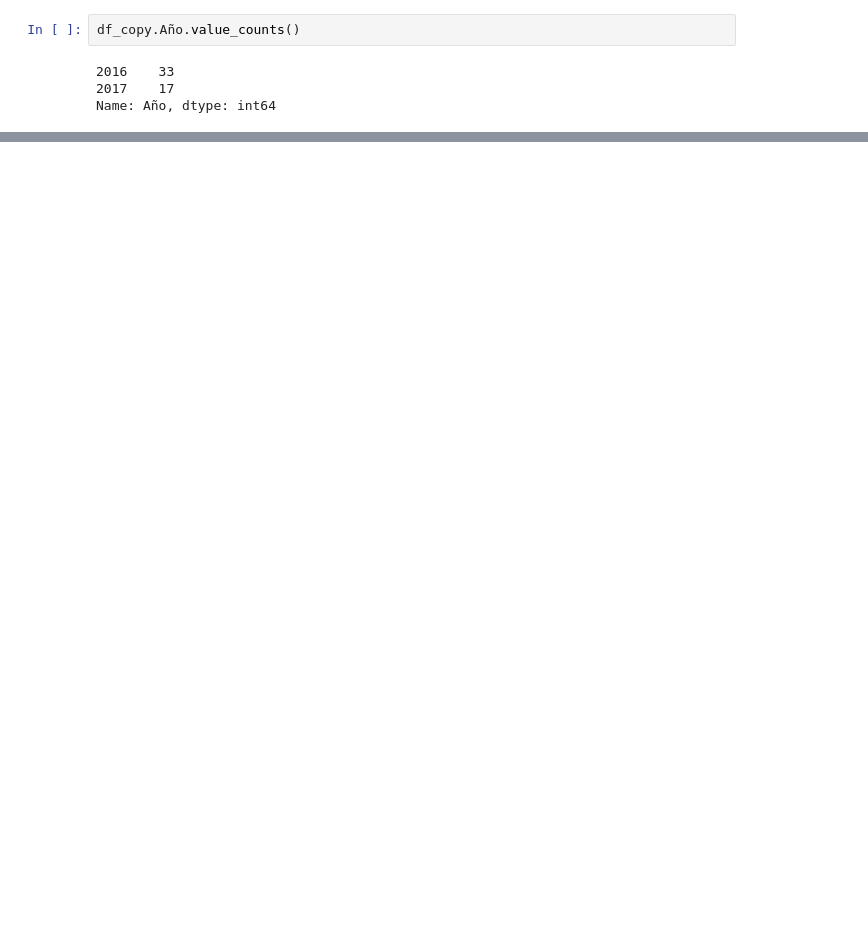
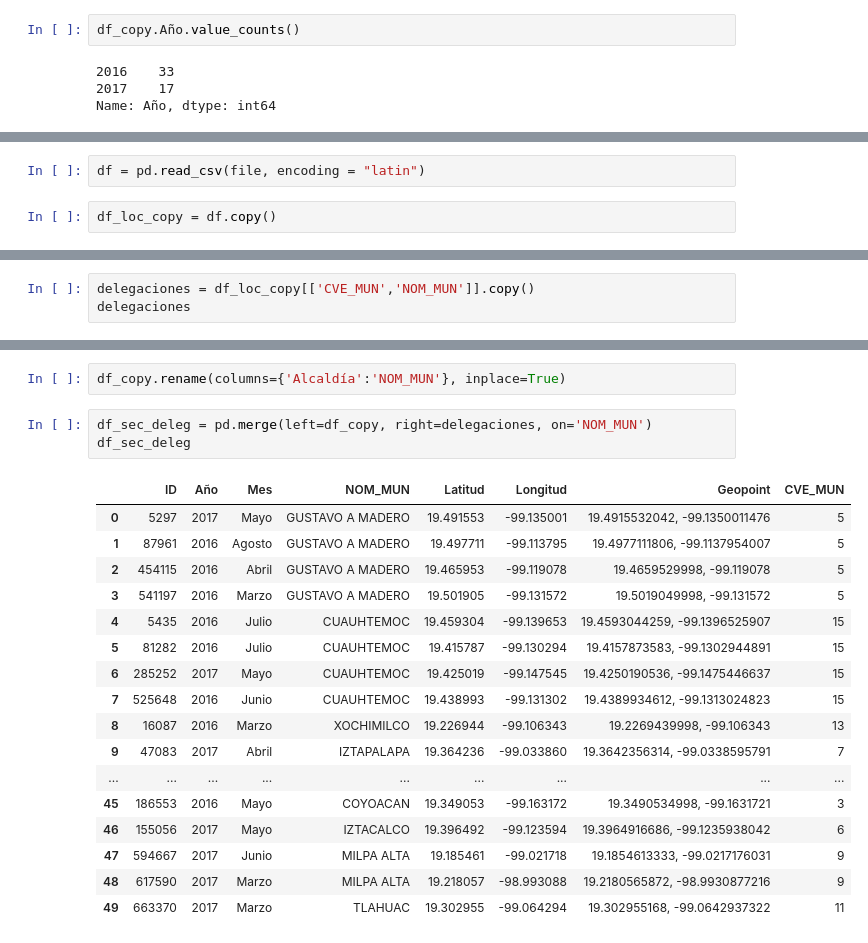
Before and after one commit to JacoboGGLeon/final, a Jupyter notebook: processing/secuestro/load.ipynb, the cells around one changed output, grey strips where cells are left out. Saved outputs shown, nothing was run; the diff lists cells and outputs as text; blank space fills up the shorter version.

```diff
--- a/processing/secuestro/load.ipynb
+++ b/processing/secuestro/load.ipynb
@@ -110,0 +119,4 @@ Name: Alcaldía, dtype: int64
+# %%
+df = pd.read_csv(file, encoding = "latin")
+# %%
+df_loc_copy = df.copy()
@@ -110,0 +132,3 @@ Name: Alcaldía, dtype: int64
+# %%
+delegaciones = df_loc_copy[['CVE_MUN','NOM_MUN']].copy()
+delegaciones
@@ -110,0 +153,23 @@ Name: Alcaldía, dtype: int64
+# %%
+df_copy.rename(columns={'Alcaldía':'NOM_MUN'}, inplace=True)
+# %%
+df_sec_deleg = pd.merge(left=df_copy, right=delegaciones, on='NOM_MUN')
+df_sec_deleg
+# %% [output]
+|  | ID | Año | Mes | NOM_MUN | Latitud | Longitud | Geopoint | CVE_MUN |
+| 0 | 5297 | 2017 | Mayo | GUSTAVO A MADERO | 19.491553 | -99.135001 | 19.4915532042, -99.1350011476 | 5 |
+| 1 | 87961 | 2016 | Agosto | GUSTAVO A MADERO | 19.497711 | -99.113795 | 19.4977111806, -99.1137954007 | 5 |
+| 2 | 454115 | 2016 | Abril | GUSTAVO A MADERO | 19.465953 | -99.119078 | 19.4659529998, -99.119078 | 5 |
+| 3 | 541197 | 2016 | Marzo | GUSTAVO A MADERO | 19.501905 | -99.131572 | 19.5019049998, -99.131572 | 5 |
+| 4 | 5435 | 2016 | Julio | CUAUHTEMOC | 19.459304 | -99.139653 | 19.4593044259, -99.1396525907 | 15 |
+| 5 | 81282 | 2016 | Julio | CUAUHTEMOC | 19.415787 | -99.130294 | 19.4157873583, -99.1302944891 | 15 |
+| 6 | 285252 | 2017 | Mayo | CUAUHTEMOC | 19.425019 | -99.147545 | 19.4250190536, -99.1475446637 | 15 |
+| 7 | 525648 | 2016 | Junio | CUAUHTEMOC | 19.438993 | -99.131302 | 19.4389934612, -99.1313024823 | 15 |
+| 8 | 16087 | 2016 | Marzo | XOCHIMILCO | 19.226944 | -99.106343 | 19.2269439998, -99.106343 | 13 |
+| 9 | 47083 | 2017 | Abril | IZTAPALAPA | 19.364236 | -99.033860 | 19.3642356314, -99.0338595791 | 7 |
+| ... | ... | ... | ... | ... | ... | ... | ... | ... |
+| 45 | 186553 | 2016 | Mayo | COYOACAN | 19.349053 | -99.163172 | 19.3490534998, -99.1631721 | 3 |
+| 46 | 155056 | 2017 | Mayo | IZTACALCO | 19.396492 | -99.123594 | 19.3964916686, -99.1235938042 | 6 |
+| 47 | 594667 | 2017 | Junio | MILPA ALTA | 19.185461 | -99.021718 | 19.1854613333, -99.0217176031 | 9 |
+| 48 | 617590 | 2017 | Marzo | MILPA ALTA | 19.218057 | -98.993088 | 19.2180565872, -98.9930877216 | 9 |
+| 49 | 663370 | 2017 | Marzo | TLAHUAC | 19.302955 | -99.064294 | 19.302955168, -99.0642937322 | 11 |
```
Also changed, not shown: parts of 16 cells of this notebook, 14 other files.
